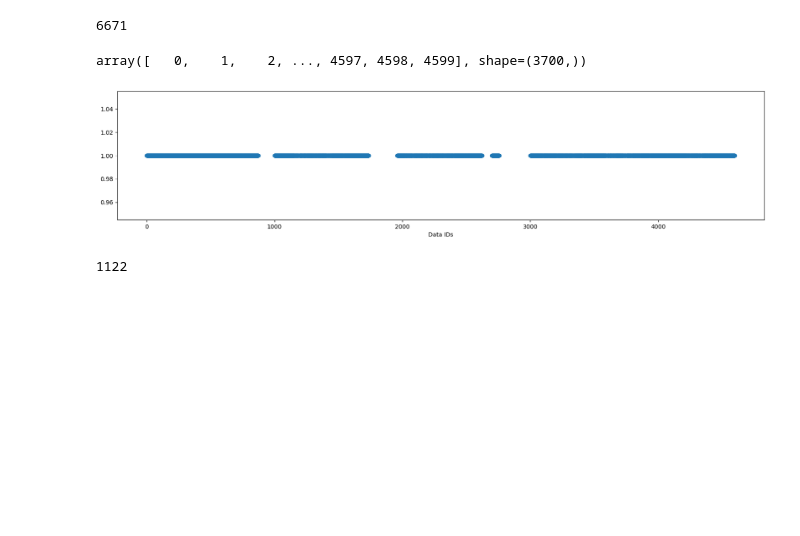
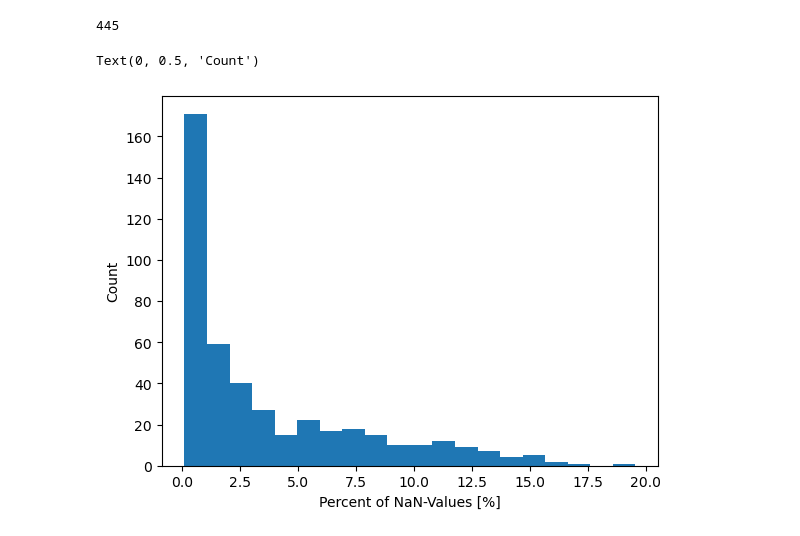
Before and after one commit to Sonicious/DeepFeatures, a Jupyter notebook: cube_generation/testing/clean_s3.ipynb, the cells around one changed output. Drawn from its saved outputs; the diff is of its cells as text; code cells hidden in the pictures; blank space fills up the shorter version.

```diff
--- a/cube_generation/testing/clean_s3.ipynb
+++ b/cube_generation/testing/clean_s3.ipynb
@@ -50,17 +528,4 @@ data_ids
 # %%
-len(data_ids)
+len(stats)
 # %% [output]
-6671
+445
-# %%
-cube_ids = [int(data_id.split("/")[-1].split("_")[0]) for data_id in data_ids]
-cube_ids = np.unique(cube_ids)
-cube_ids
-# %% [output]
-array([   0,    1,    2, ..., 4597, 4598, 4599], shape=(3700,))
-# %%
-plt.figure(figsize=(20, 4))
-plt.scatter(cube_ids, np.ones(len(cube_ids)))
-plt.xlabel("Data IDs")
-plt.show()
-# %% [output]
-[figure, removed]
@@ -86,7 +532,11 @@ with open("data_ids_timeslice_nan.txt", "w") as f:
-# %%
-len(data_ids)
-# %% [output]
-1122
+# %%
+percs = [p for (_, p) in stats]
+plt.hist(percs, bins=20)
+plt.xlabel("Percent of NaN-Values [%]")
+plt.ylabel("Count")
+# %% [output]
+Text(0, 0.5, 'Count')
+[figure, added]
 # %%
 data_ids = s3_store.list_data_ids()
 data_ids = [data_id for data_id in data_ids if "cubes/temp/training/" in data_id]
```
Also changed, not shown: parts of 16 cells of this notebook, 6 other files.
